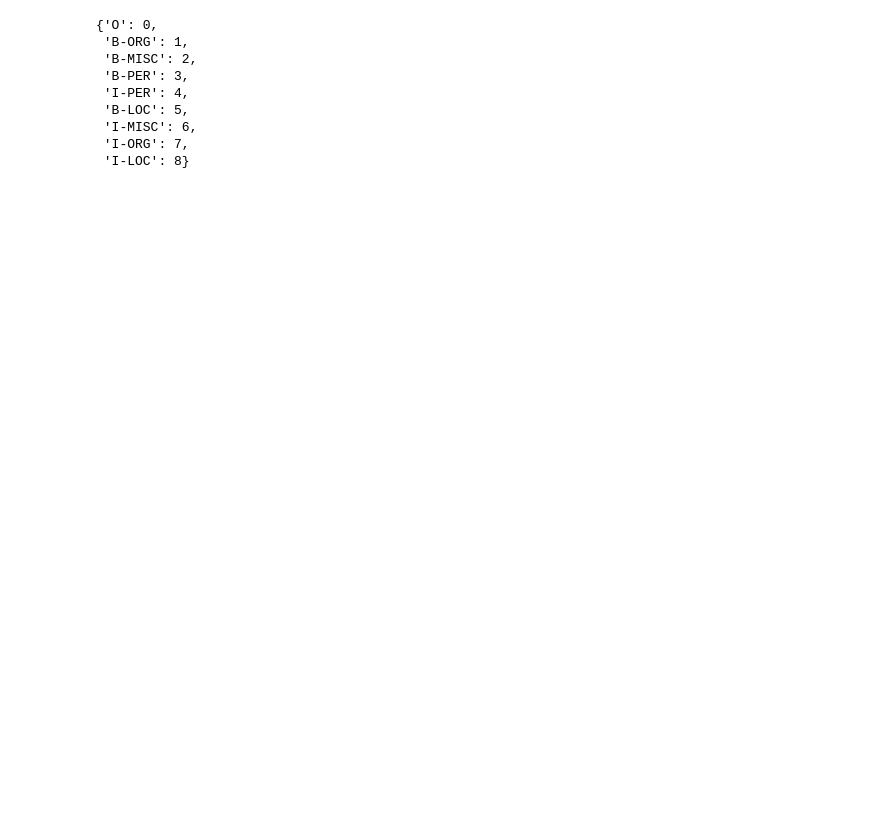
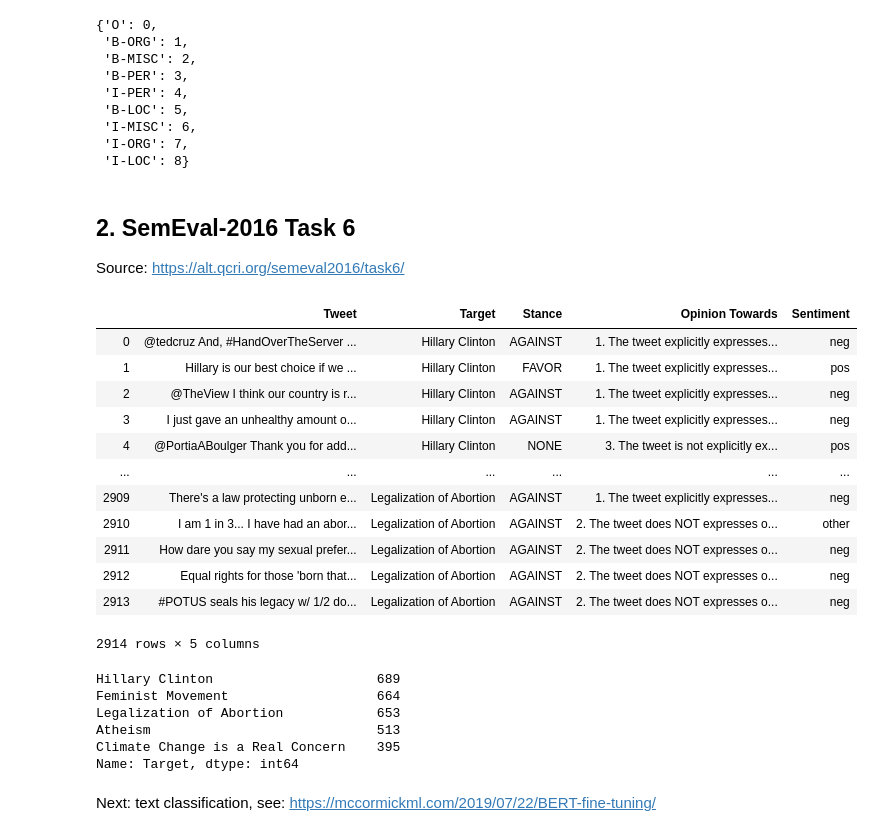
Before and after one commit to FilterBubbleErik/transformers, a Jupyter notebook: test.ipynb, the cells around one changed output. Saved outputs shown, nothing was run; the diff lists cells and outputs as text; code cells hidden in the pictures; blank space fills up the shorter version.

Commit message:
start semeval task

```diff
--- a/test.ipynb
+++ b/test.ipynb
@@ -1635,3 +223,7 @@ ner_tag_ids
  'I-MISC': 6,
  'I-ORG': 7,
  'I-LOC': 8}
+# %% [markdown]
+## 2. SemEval-2016 Task 6
+
+Source: https://alt.qcri.org/semeval2016/task6/
@@ -1637,0 +232,29 @@ ner_tag_ids
+# %%
+train_data = pd.read_csv("../data/StanceDataset/train_with_newlines.csv", encoding="latin1")
+# %%
+train_data
+# %% [output]
+|  | Tweet | Target | Stance | Opinion Towards | Sentiment |
+| 0 | @tedcruz And, #HandOverTheServer ... | Hillary Clinton | AGAINST | 1. The tweet explicitly expresses... | neg |
+| 1 | Hillary is our best choice if we ... | Hillary Clinton | FAVOR | 1. The tweet explicitly expresses... | pos |
+| 2 | @TheView I think our country is r... | Hillary Clinton | AGAINST | 1. The tweet explicitly expresses... | neg |
+| 3 | I just gave an unhealthy amount o... | Hillary Clinton | AGAINST | 1. The tweet explicitly expresses... | neg |
+| 4 | @PortiaABoulger Thank you for add... | Hillary Clinton | NONE | 3. The tweet is not explicitly ex... | pos |
+| ... | ... | ... | ... | ... | ... |
+| 2909 | There's a law protecting unborn e... | Legalization of Abortion | AGAINST | 1. The tweet explicitly expresses... | neg |
+| 2910 | I am 1 in 3... I have had an abor... | Legalization of Abortion | AGAINST | 2. The tweet does NOT expresses o... | other |
+| 2911 | How dare you say my sexual prefer... | Legalization of Abortion | AGAINST | 2. The tweet does NOT expresses o... | neg |
+| 2912 | Equal rights for those 'born that... | Legalization of Abortion | AGAINST | 2. The tweet does NOT expresses o... | neg |
+| 2913 | #POTUS seals his legacy w/ 1/2 do... | Legalization of Abortion | AGAINST | 2. The tweet does NOT expresses o... | neg |
+2914 rows × 5 columns
+# %%
+train_data['Target'].value_counts()
+# %% [output]
+Hillary Clinton                     689
+Feminist Movement                   664
+Legalization of Abortion            653
+Atheism                             513
+Climate Change is a Real Concern    395
+Name: Target, dtype: int64
+# %% [markdown]
+Next: text classification, see: https://mccormickml.com/2019/07/22/BERT-fine-tuning/
```
Also changed, not shown: parts of 168 cells of this notebook.
